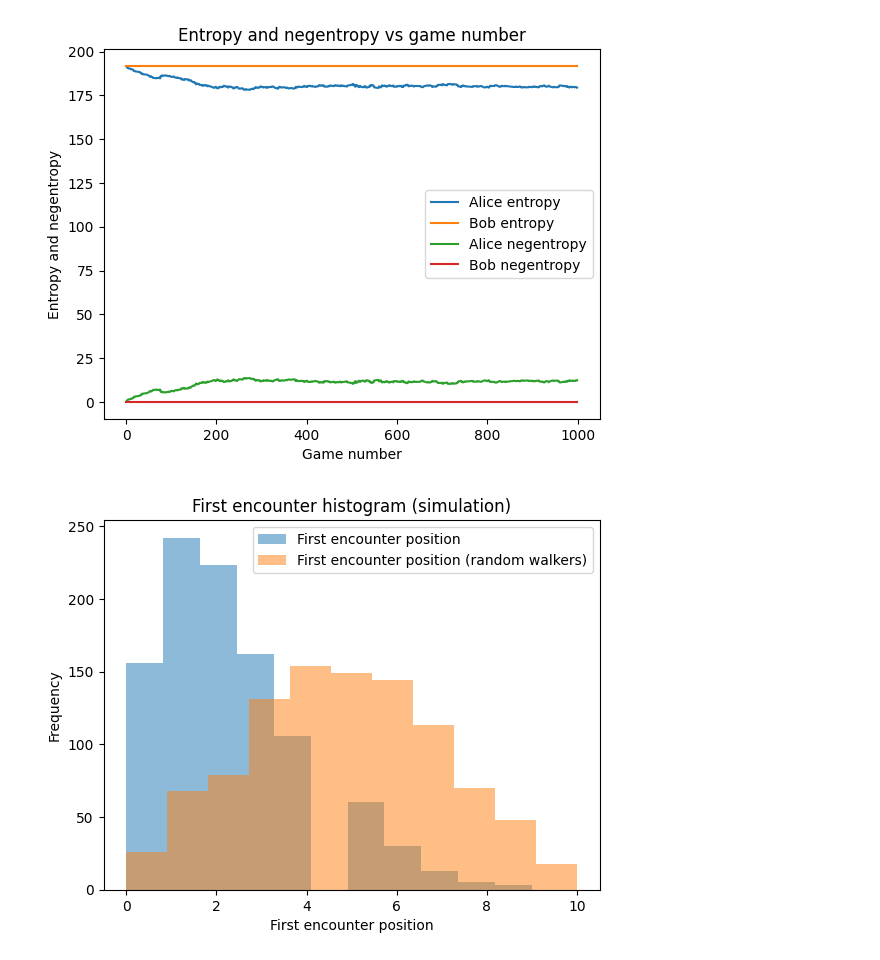
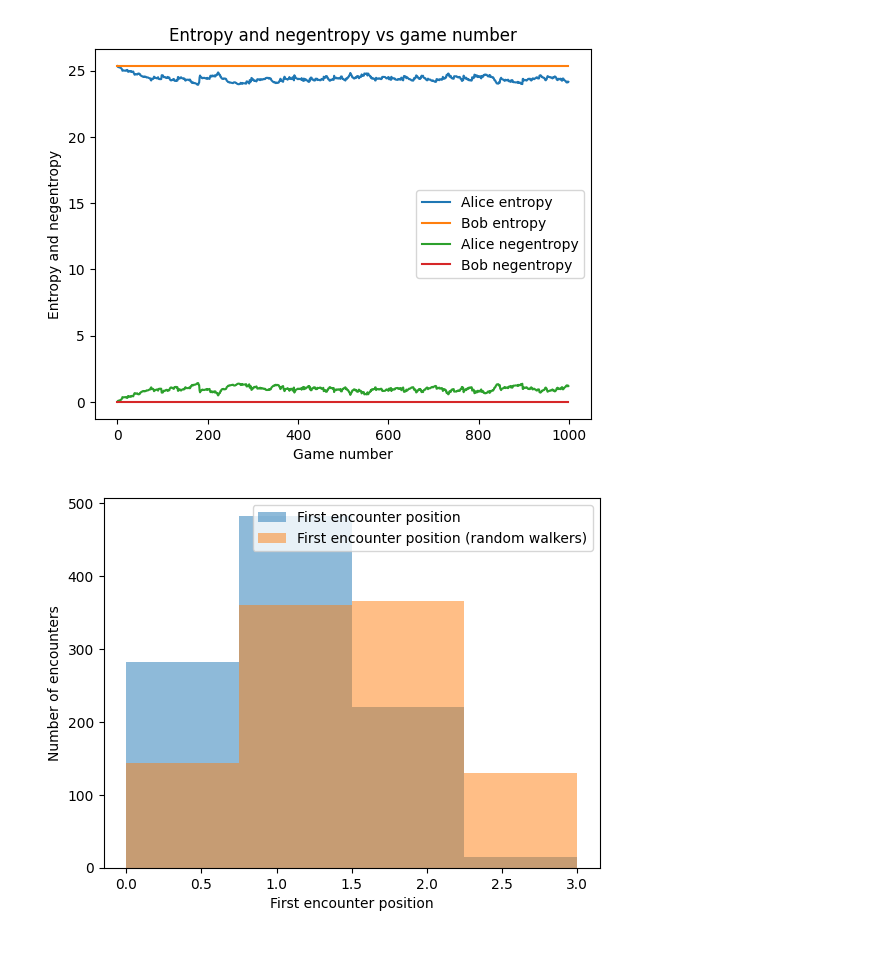
Before and after one commit to Buffoni/smart-walkers, a Jupyter notebook: walkers_energy_and_intelligence.ipynb, the cells around one changed output. Saved outputs shown, nothing was run; the diff lists cells and outputs as text; code cells hidden in the pictures.

```diff
--- a/walkers_energy_and_intelligence.ipynb
+++ b/walkers_energy_and_intelligence.ipynb
@@ -1,14 +1,11 @@
 # %%
 import numpy as np
 from matplotlib import pyplot as plt
-from matplotlib import patches as mpatches
 from tqdm.notebook import tqdm
-from scipy.constants import Boltzmann
-from itertools import accumulate
 
-print(f'Costante di Boltzmann {Boltzmann} J/K')
-
-NUMBER_OF_SQUARES = 11
+NUMBER_OF_SQUARES = 4
 NUMBER_OF_GAMES = int(1e3)
 START_POS_ALICE = 1
 START_POS_BOB = NUMBER_OF_SQUARES - 2
+
+np.set_printoptions(formatter={'float': '{: 0.2f}'.format}, linewidth=100)
@@ -57,7 +52,7 @@ class Walker():
     self.memory['my_previous_move'] = my_move
     self.memory['other_walker_previous_position'] = other_position
 
-  def get_probability_tensor(self):
+  def get_policy_tensor(self):
     probability_tensor = np.zeros((self.world_dimension, self.world_dimension, 3))
     for i in range(self.world_dimension):
       for j in range(self.world_dimension):
@@ -234,8 +222,8 @@ for i in tqdm(range(NUMBER_OF_GAMES)):
   bob_rewards.append(bob_reward)
   meeting_squares.append(meeting_square)
 
-  alice_probability_tensor = alice.get_probability_tensor()
-  bob_probability_tensor = bob.get_probability_tensor()
+  alice_probability_tensor = alice.get_policy_tensor()
+  bob_probability_tensor = bob.get_policy_tensor()
 
   alice_entropy, alice_negentropy = calculate_entropy_of_probability_tensor(alice_probability_tensor)
   bob_entropy, bob_negentropy = calculate_entropy_of_probability_tensor(bob_probability_tensor)
@@ -269,7 +256,7 @@ plt.ylabel('Entropy and negentropy')
 plt.legend()
 plt.show()
 # %% [output]
-[figure, old version]
+[figure, new version]
 # %%
 # Get sample random dynamic:
 
@@ -289,21 +276,19 @@ for i in tqdm(range(NUMBER_OF_GAMES), desc='Get random dynamic'):
   random_meeting_squares.append(meeting_square)
 # %%
 # Plot first encounter histograms
-
-plt.title('First encounter histogram (simulation)')
 
 first_encounter_positions = meeting_squares
 random_first_encounter_positions = random_meeting_squares
 
 plt.hist(first_encounter_positions, bins=NUMBER_OF_SQUARES, label='First encounter position', alpha=0.5)
 plt.hist(random_first_encounter_positions, bins=NUMBER_OF_SQUARES, label='First encounter position (random walkers)', alpha=0.5)
 plt.xlabel('First encounter position')
-plt.ylabel('Frequency')
+plt.ylabel('Number of encounters')
 plt.legend()
 
 plt.show()
 # %% [output]
-[figure, old version]
+[figure, new version]
 # %%
 # Build matrix A
 
```
Also changed, not shown: parts of 8 cells of this notebook, 1 other file.
